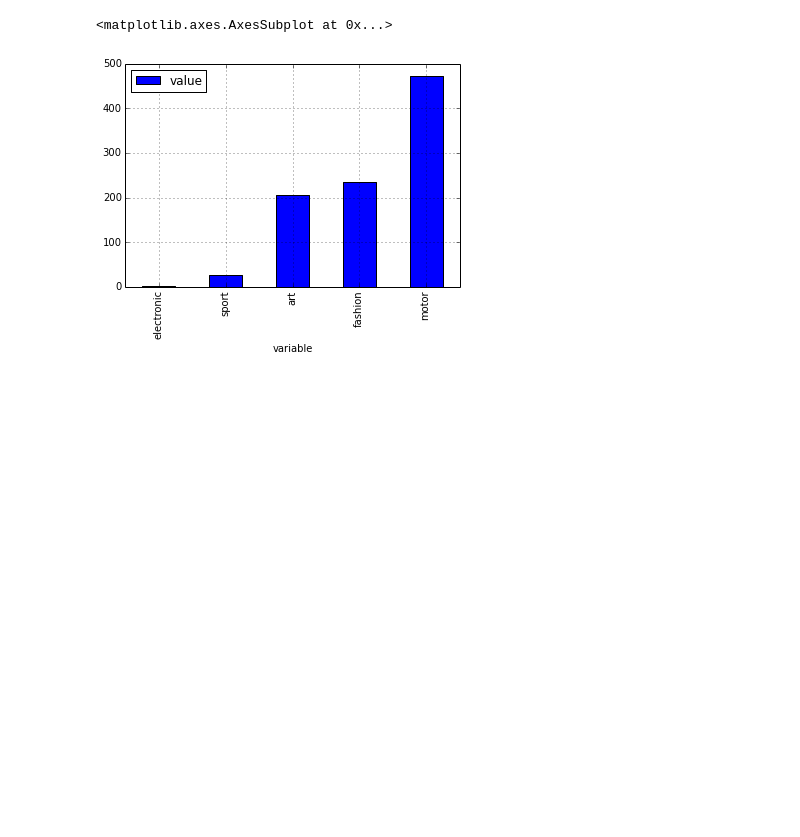
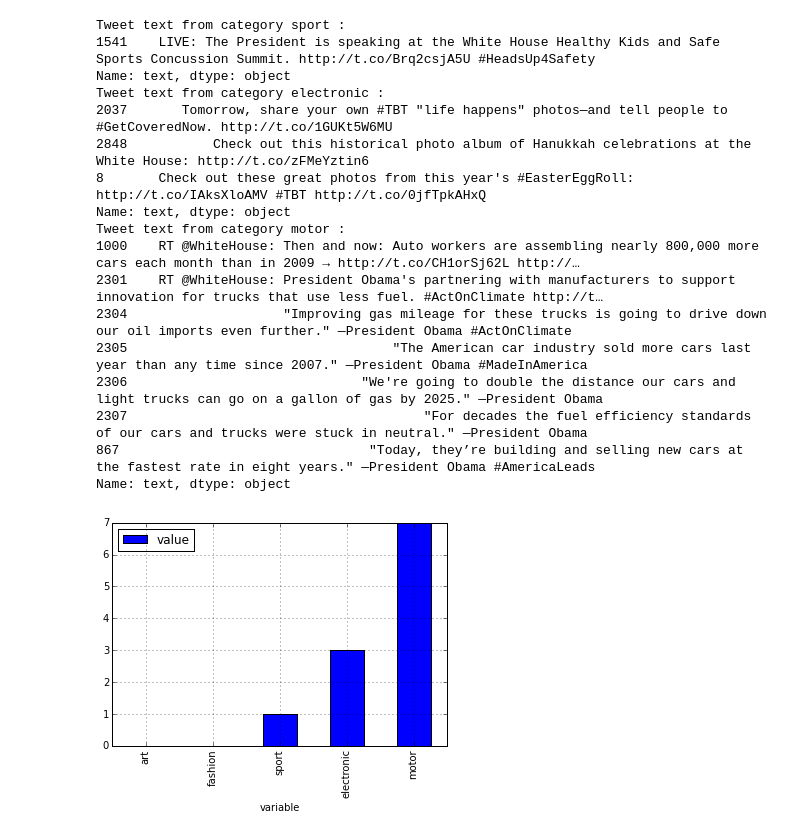
Before and after one commit to rglsk/Gifter, a Jupyter notebook: gifter/modeling/Categories_from_ebay.ipynb, the cells around one changed output. Cells and saved outputs as stored; diff of their text form; code cells hidden in the pictures; blank space fills up the shorter version.

```diff
--- a/gifter/modeling/Categories_from_ebay.ipynb
+++ b/gifter/modeling/Categories_from_ebay.ipynb
@@ -13,16 +11,33 @@ def word_in_text(word, text):
+# %%
+def categories_size(multicategories,frame):
+    corrected_tweet = {
+        idx: lemmatize(
+            preprocess(*row)
+        ) for idx, row in frame[['text', 'entities']].iterrows()
+    }
+    lemmatized_df = pd.DataFrame(
+        pd.Series(corrected_tweet.values()),
+        index = corrected_tweet.keys(),
+        columns = ['text']
+    )
+    for key, category in multicategories.iteritems():
+        lemmatized_df[key] = lemmatized_df['text'].apply(
+            lambda tweet: any(
+                word in tweet for word in category
+            )
+        )
+        d = frame[lemmatized_df[key] == True]['text']
+        if not d.empty:
+            print 'Tweet text from category ' + key + ' : '
+            print d
+    counts = pd.melt(lemmatized_df[multicategories.keys()]).groupby('variable').sum()
+    counts.sort('value', inplace = True)
+    counts.plot(kind = 'bar')
 # %%
-multicategories = { "motor": ['motor', 'car', 'truck'],
- "fashion": ['fashion', 'watch', 'jawelry'],
- "electronic" : ['electronic', 'camera', 'photo'],
- "art" : ['art', 'collectible'],
- "sport" : ['sport', 'fitness','excercise','run']}
+ebay_categories = {
+    "motor": lemmatize("motor car truck"),
+    "fashion": lemmatize("fashion jawelry"),
+    "electronic": lemmatize("electronic camera photo"),
+    "art": lemmatize("art collectible"),
+    "sport": lemmatize("sport fitness excercise run")
+}
-# %%
-for category in multicategories.values():
-        df[category[0]] = df['text'].apply(lambda tweet: any(word_in_text(word, tweet) for word in category))
-# %%
-counts = pd.melt(df[multicategories.keys()]).groupby('variable').sum()
-counts.sort('value', inplace=True)
-counts.plot(kind='bar')
-# %% [output]
-<matplotlib.axes.AxesSubplot at 0x...>
-[figure, removed]
@@ -28,0 +51,24 @@ counts.plot(kind='bar')
+# %%
+categories_size(
+    ebay_categories,
+    df
+)
+# %% [output]
+Tweet text from category sport :
+1541    LIVE: The President is speaking at the White House Healthy Kids and Safe Sports Concussion Summit. http://t.co/Brq2csjA5U #HeadsUp4Safety
+Name: text, dtype: object
+Tweet text from category electronic :
+2037       Tomorrow, share your own #TBT "life happens" photos—and tell people to #GetCoveredNow. http://t.co/1GUKt5W6MU
+2848           Check out this historical photo album of Hanukkah celebrations at the White House: http://t.co/zFMeYztin6
+8       Check out these great photos from this year's #EasterEggRoll: http://t.co/IAksXloAMV #TBT http://t.co/0jfTpkAHxQ
+Name: text, dtype: object
+Tweet text from category motor :
+1000    RT @WhiteHouse: Then and now: Auto workers are assembling nearly 800,000 more cars each month than in 2009 → http://t.co/CH1orSj62L http://…
+2301    RT @WhiteHouse: President Obama's partnering with manufacturers to support innovation for trucks that use less fuel. #ActOnClimate http://t…
+2304                    "Improving gas mileage for these trucks is going to drive down our oil imports even further." —President Obama #ActOnClimate
+2305                                  "The American car industry sold more cars last year than any time since 2007." —President Obama #MadeInAmerica
+2306                              "We're going to double the distance our cars and light trucks can go on a gallon of gas by 2025." —President Obama
+2307                                      "For decades the fuel efficiency standards of our cars and trucks were stuck in neutral." —President Obama
+867                                "Today, they’re building and selling new cars at the fastest rate in eight years." —President Obama #AmericaLeads
+Name: text, dtype: object
+[figure, added]
```
Also changed, not shown: parts of 5 cells of this notebook, 1 other file.
